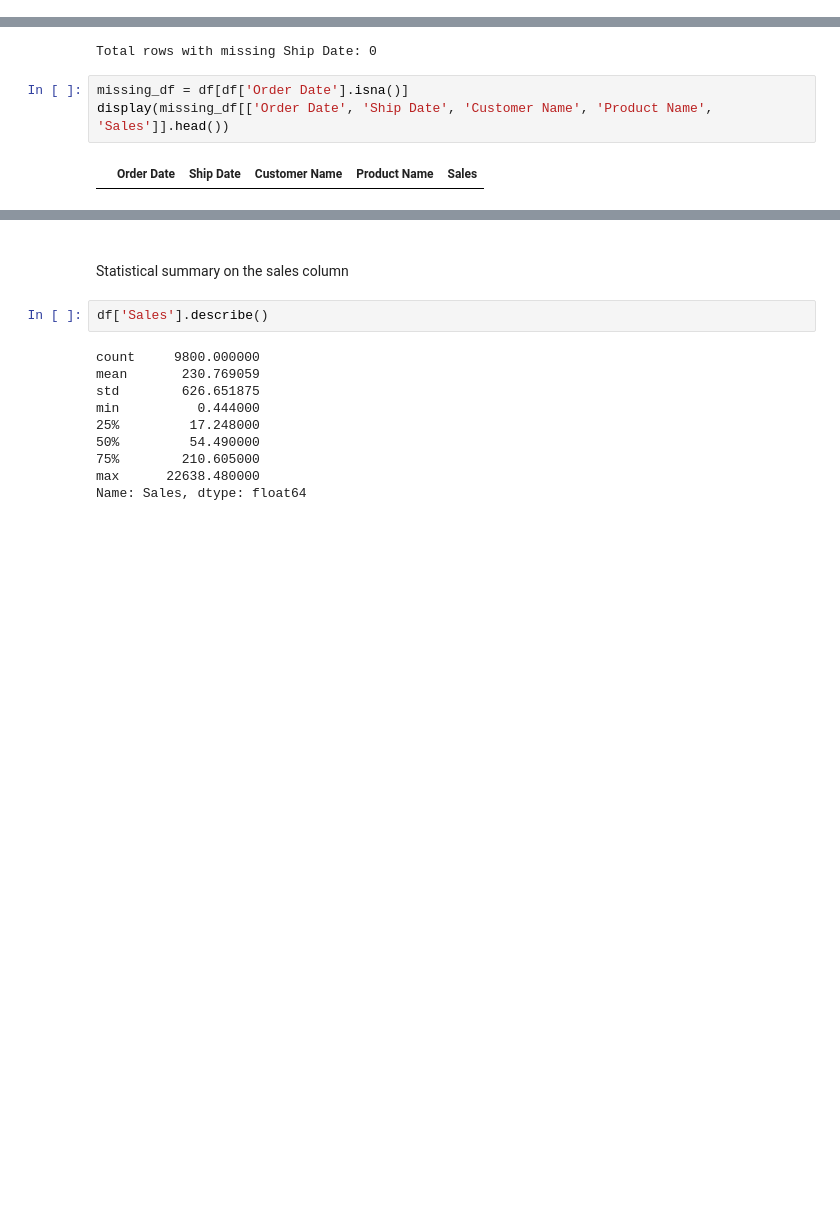
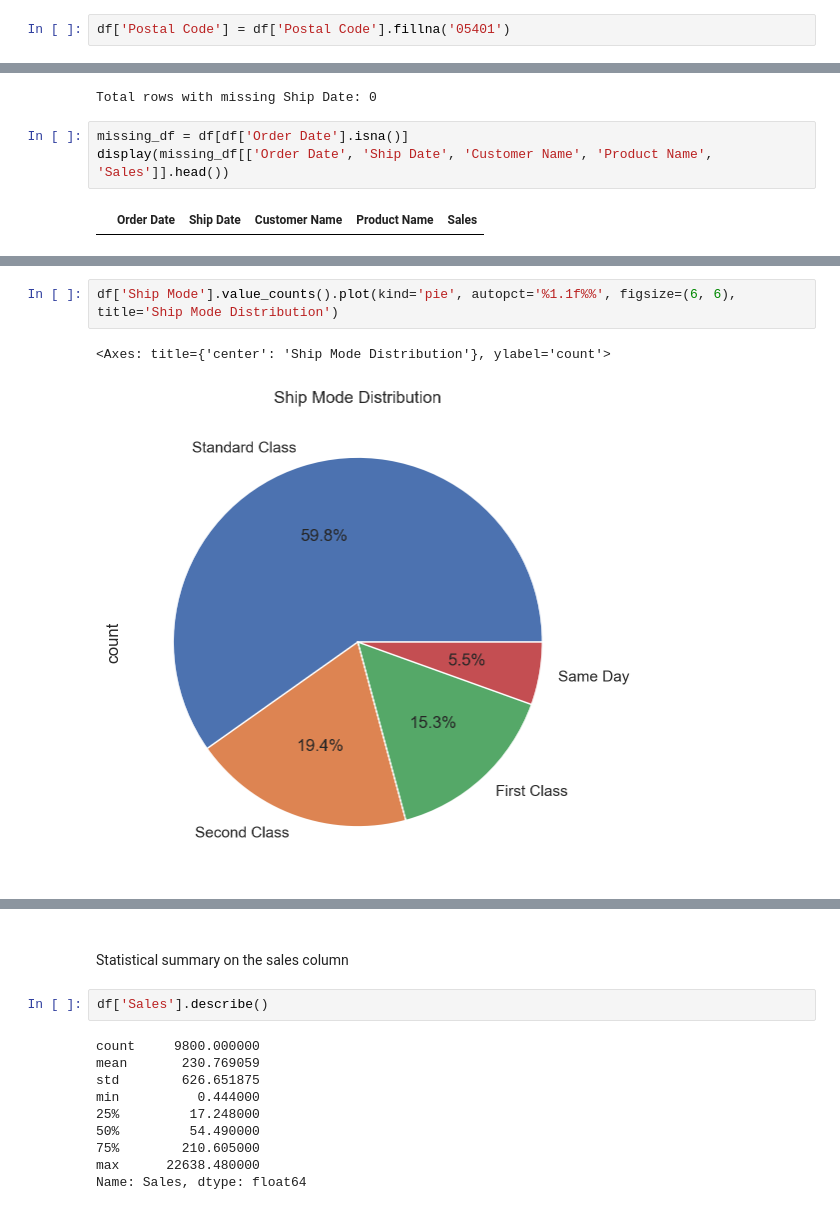
Before and after one commit to GichukiEdwin/Python_Data, a Jupyter notebook: notebooks/superstoresales.ipynb, the cells around one changed output, grey strips where cells are left out. Drawn from its saved outputs; the diff is of its cells as text; blank space fills up the shorter version.

```diff
--- a/notebooks/superstoresales.ipynb
+++ b/notebooks/superstoresales.ipynb
@@ -9,0 +87,2 @@ df =pd.read_excel('../datasets/Superstores Sales/superstore_sales.xlsx')
+# %%
+df['Postal Code'] = df['Postal Code'].fillna('05401')
@@ -138,0 +258,5 @@ display(missing_df[['Order Date', 'Ship Date', 'Customer Name', 'Product Name',
+# %%
+df['Ship Mode'].value_counts().plot(kind='pie', autopct='%1.1f%%', figsize=(6, 6), title='Ship Mode Distribution')
+# %% [output]
+<Axes: title={'center': 'Ship Mode Distribution'}, ylabel='count'>
+[figure, added]
```
Also changed, not shown: parts of 23 cells of this notebook.
